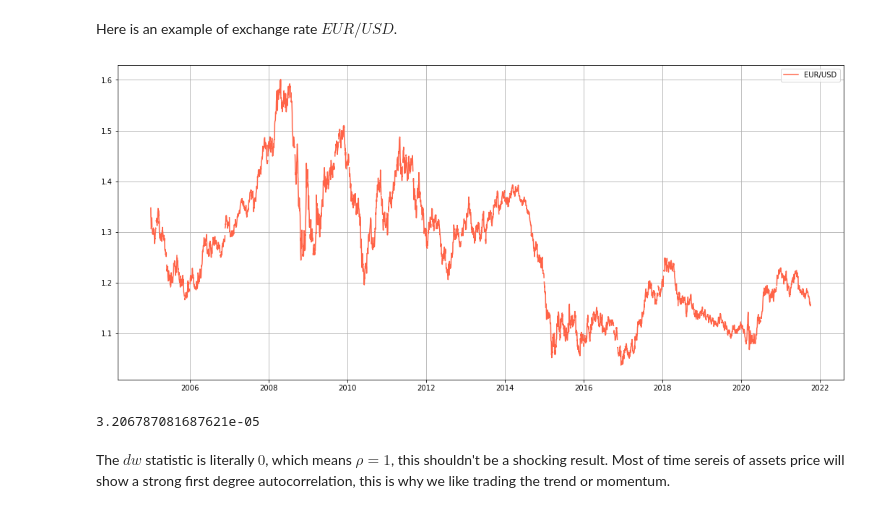
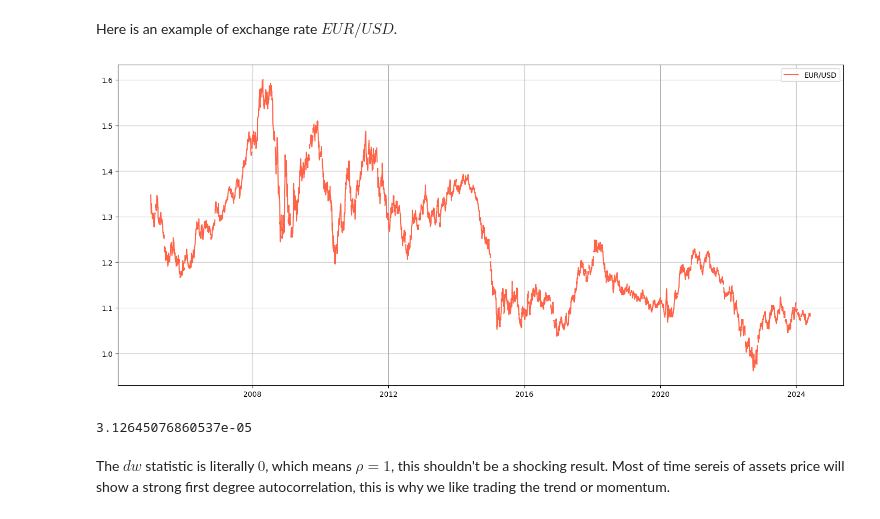
Before and after one commit to weijie-chen/Econometrics-With-Python, a Jupyter notebook: 10. Autocorrelation.ipynb, the cells around one changed output. Cells and saved outputs as stored; diff of their text form; code cells hidden in the pictures.

Commit message:
dispatch test

```diff
--- a/10. Autocorrelation.ipynb
+++ b/10. Autocorrelation.ipynb
@@ -11,6 +13,12 @@ import yfinance as yf
 
 from statsmodels.stats.stattools import durbin_watson as dw_test
 from statsmodels.graphics.tsaplots import plot_acf
+# %%
+
+load_dotenv()
+fred_api_key = os.getenv('FRED_API_KEY')
+from fredapi import Fred
+fred = Fred(api_key=fred_api_key)
 # %% [markdown]
 # <font face="gotham" color="purple"> What is Autocorrelation? </font>
 # %% [markdown]
@@ -346,19 +355,19 @@ Here is an example of exchange rate $EUR/USD$.
 # %%
 start = dt.datetime(2005, 1, 1)
 end = dt.datetime.today()
-EURUSD = pdr.data.DataReader("DEXUSEU", "fred", start, end)
+EURUSD = fred.get_series('DEXUSEU', start, end)
 
 fig, ax = plt.subplots(figsize=(18, 8))
 ax.plot(EURUSD, color="tomato", label="EUR/USD")
 ax.legend()
 ax.grid()
 plt.show()
 # %% [output]
-[figure, old version]
+[figure, new version]
 # %%
-durbin_watson_test(EURUSD["DEXUSEU"])
+durbin_watson_test(EURUSD)
 # %% [output]
-3.206787081687621e-05
+3.12645076860537e-05
 # %% [markdown]
 The $dw$ statistic is literally $0$, which means $\rho=1$, this shouldn't be a shocking result. Most of time sereis of assets price will show a strong first degree autocorrelation, this is why we like trading the trend or momentum.
 # %% [markdown]
```
Also changed, not shown: parts of 24 cells of this notebook, 4 other files.
